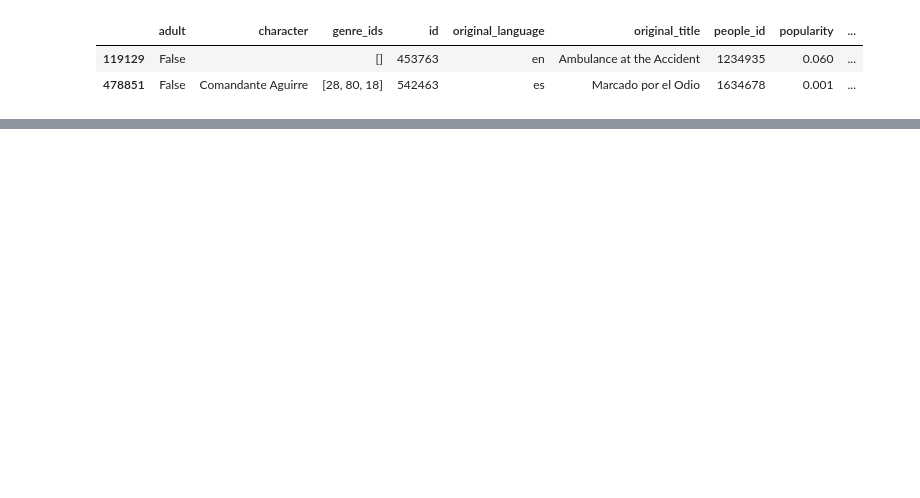
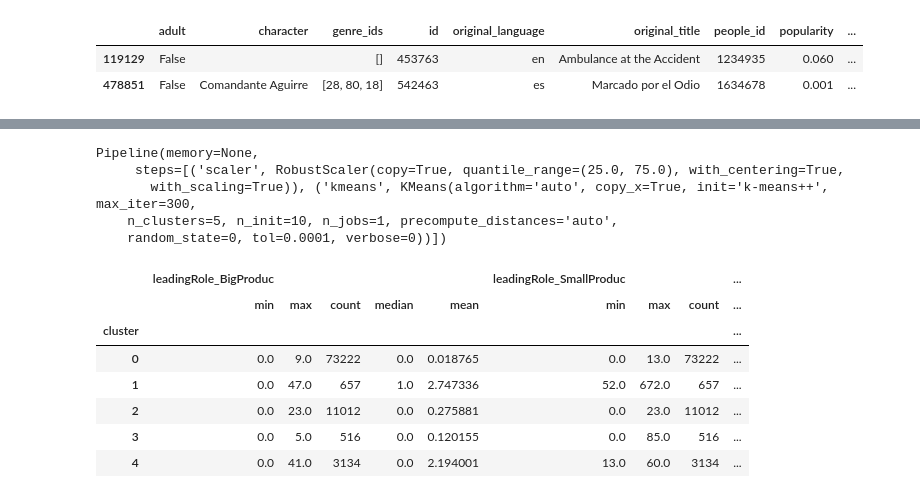
Before and after one commit to mandixbw/Cinema_KeysForSuccess, a Jupyter notebook: 07_Feature_Engineering.ipynb, the cells around one changed output, grey strips where cells are left out. Saved outputs shown, nothing was run; the diff lists cells and outputs as text; code cells hidden in the pictures; blank space fills up the shorter version.

```diff
--- a/07_Feature_Engineering.ipynb
+++ b/07_Feature_Engineering.ipynb
@@ -2502,0 +2877,6 @@ dfPeople[dfPeople['people_id']==1634678]
+# %%
+#Errores asumidos: no siempre el order empieza por 0 / no siempre el order está completo (me devolverá False en los nuevos campos)
+dfPeopleMoviesCast['leadingRole_BigProduc'] = (dfPeopleMoviesCast['order']<5) & (dfPeopleMoviesCast['budget_converted']>35e6)
+dfPeopleMoviesCast['leadingRole_SmallProduc'] = (dfPeopleMoviesCast['order']<5) & (dfPeopleMoviesCast['budget_converted']<=35e6)
+dfPeopleMoviesCast['minorRole_BigProduc'] = (dfPeopleMoviesCast['order']>=5) & (dfPeopleMoviesCast['budget_converted']>35e6)
+dfPeopleMoviesCast['minorRole_SmallProduc'] = (dfPeopleMoviesCast['order']>=5) & (dfPeopleMoviesCast['budget_converted']<=35e6)
@@ -2502,0 +2909,2 @@ dfPeople[dfPeople['people_id']==1634678]
+# %%
+dfAuxPeopleCluster = dfPeopleMoviesCast.groupby('people_id')[['leadingRole_BigProduc', 'leadingRole_SmallProduc', 'minorRole_BigProduc', 'minorRole_SmallProduc']].sum().reset_index()
@@ -2502,0 +2920,28 @@ dfPeople[dfPeople['people_id']==1634678]
+# %%
+from sklearn.cluster import KMeans
+from sklearn.preprocessing import RobustScaler
+from sklearn.pipeline import Pipeline
+
+kmeans = KMeans(n_clusters=5, random_state=0)
+scaler = RobustScaler()
+pipe = Pipeline(steps=[('scaler', scaler), ('kmeans', kmeans)])
+
+pipe.fit(dfAuxPeopleCluster[['leadingRole_BigProduc', 'leadingRole_SmallProduc', 'minorRole_BigProduc', 'minorRole_SmallProduc']])
+# %% [output]
+Pipeline(memory=None,
+     steps=[('scaler', RobustScaler(copy=True, quantile_range=(25.0, 75.0), with_centering=True,
+       with_scaling=True)), ('kmeans', KMeans(algorithm='auto', copy_x=True, init='k-means++', max_iter=300,
+    n_clusters=5, n_init=10, n_jobs=1, precompute_distances='auto',
+    random_state=0, tol=0.0001, verbose=0))])
+# %%
+dfAuxPeopleCluster['cluster'] = pipe.predict(dfAuxPeopleCluster[['leadingRole_BigProduc', 'leadingRole_SmallProduc', 'minorRole_BigProduc', 'minorRole_SmallProduc']])
+dfAuxPeopleCluster.groupby('cluster')[['leadingRole_BigProduc', 'leadingRole_SmallProduc', 'minorRole_BigProduc', 'minorRole_SmallProduc']].agg(['min','max','count', 'median', 'mean'])
+# %% [output]
+|  | leadingRole_BigProduc |  |  |  |  | leadingRole_SmallProduc |  |  | ... |
+|  | min | max | count | median | mean | min | max | count | ... |
+| cluster |  |  |  |  |  |  |  |  | ... |
+| 0 | 0.0 | 9.0 | 73222 | 0.0 | 0.018765 | 0.0 | 13.0 | 73222 | ... |
+| 1 | 0.0 | 47.0 | 657 | 1.0 | 2.747336 | 52.0 | 672.0 | 657 | ... |
+| 2 | 0.0 | 23.0 | 11012 | 0.0 | 0.275881 | 0.0 | 23.0 | 11012 | ... |
+| 3 | 0.0 | 5.0 | 516 | 0.0 | 0.120155 | 0.0 | 85.0 | 516 | ... |
+| 4 | 0.0 | 41.0 | 3134 | 0.0 | 2.194001 | 13.0 | 60.0 | 3134 | ... |
```
Also changed, not shown: parts of 86 cells of this notebook.
